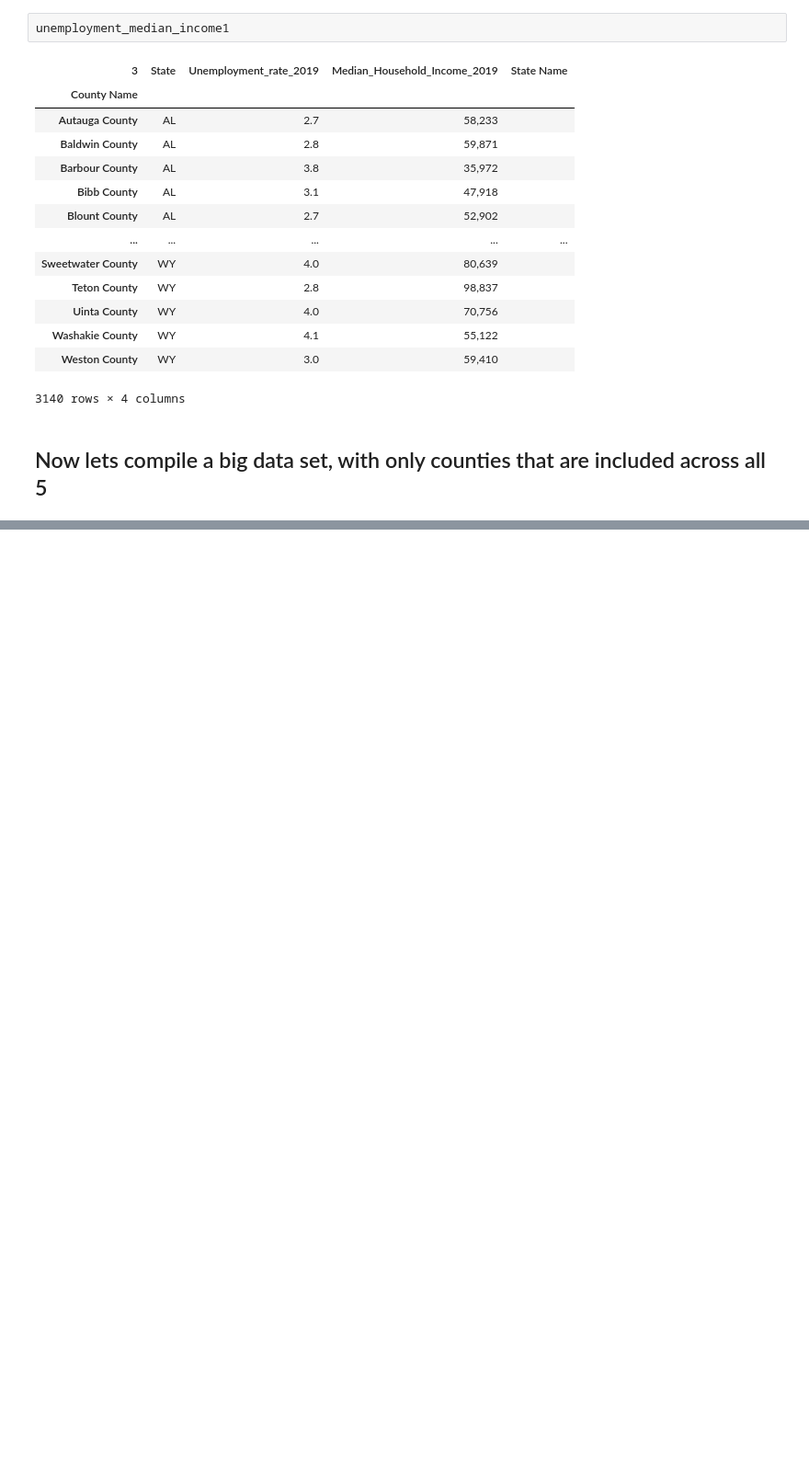
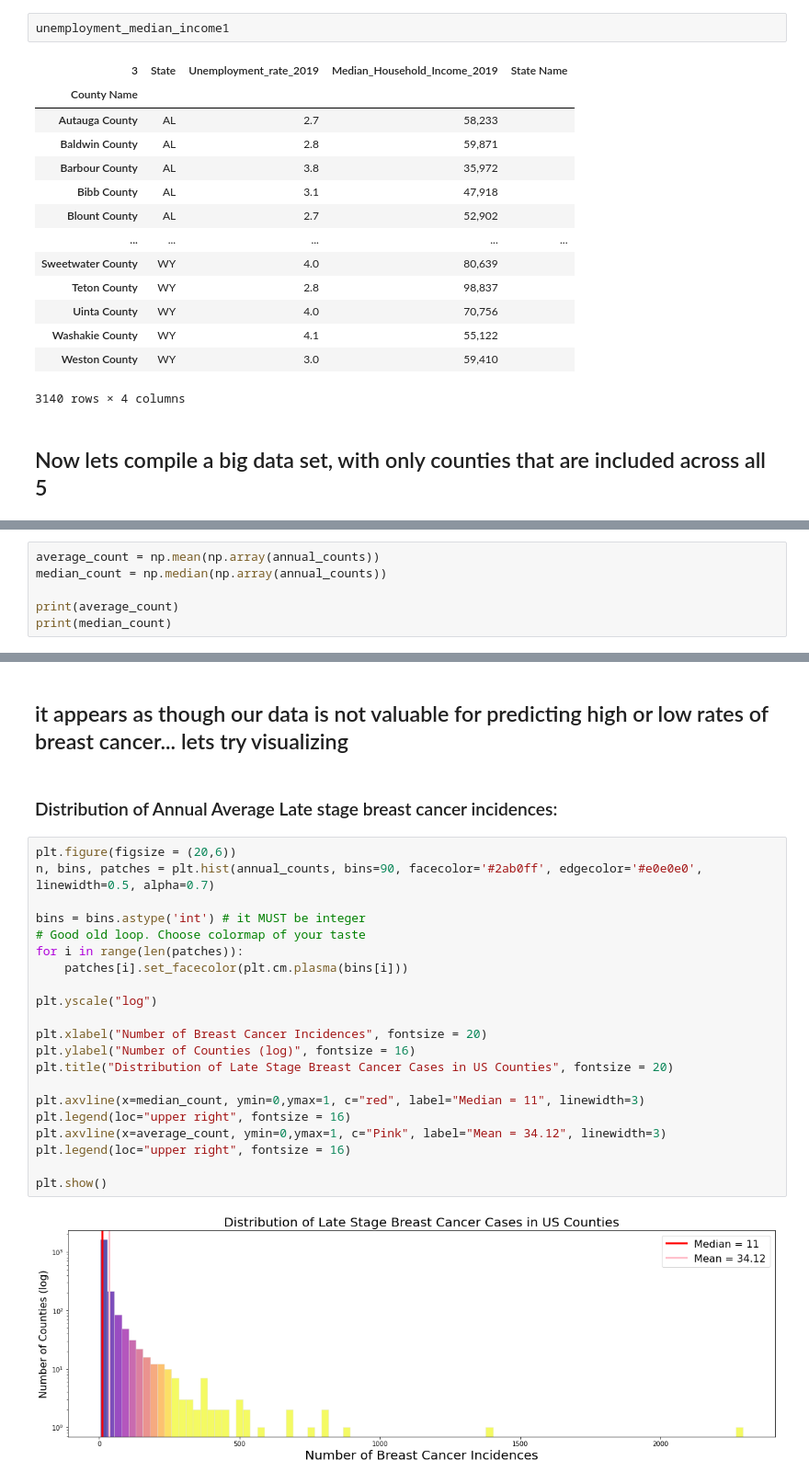
Before and after one commit to mahakbindal/Predicting-Breast-Cancer, a Jupyter notebook: Predicting_Breast_Cancer.ipynb, the cells around one changed output, grey strips where cells are left out. Shown at 92% size. Saved outputs shown, nothing was run; the diff lists cells and outputs as text; blank space fills up the shorter version.

```diff
--- a/Predicting_Breast_Cancer.ipynb
+++ b/Predicting_Breast_Cancer.ipynb
@@ -598,0 +683,6 @@ meeting with Lucian:
+# %%
+average_count = np.mean(np.array(annual_counts))
+median_count = np.median(np.array(annual_counts))
+
+print(average_count)
+print(median_count)
@@ -598,0 +808,27 @@ meeting with Lucian:
+# %% [markdown]
+## it appears as though our data is not valuable for predicting high or low rates of breast cancer... lets try visualizing
+# %% [markdown]
+### Distribution of Annual Average Late stage breast cancer incidences:
+# %%
+plt.figure(figsize = (20,6))
+n, bins, patches = plt.hist(annual_counts, bins=90, facecolor='#2ab0ff', edgecolor='#e0e0e0', linewidth=0.5, alpha=0.7)
+
+bins = bins.astype('int') # it MUST be integer
+# Good old loop. Choose colormap of your taste
+for i in range(len(patches)):
+    patches[i].set_facecolor(plt.cm.plasma(bins[i]))
+
+plt.yscale("log")
+
+plt.xlabel("Number of Breast Cancer Incidences", fontsize = 20)
+plt.ylabel("Number of Counties (log)", fontsize = 16)
+plt.title("Distribution of Late Stage Breast Cancer Cases in US Counties", fontsize = 20)
+
+plt.axvline(x=median_count, ymin=0,ymax=1, c="red", label="Median = 11", linewidth=3)
+plt.legend(loc="upper right", fontsize = 16)
+plt.axvline(x=average_count, ymin=0,ymax=1, c="Pink", label="Mean = 34.12", linewidth=3)
+plt.legend(loc="upper right", fontsize = 16)
+
+plt.show()
+# %% [output]
+[figure, added]
```
Also changed, not shown: parts of 59 cells of this notebook, 3 other files.
